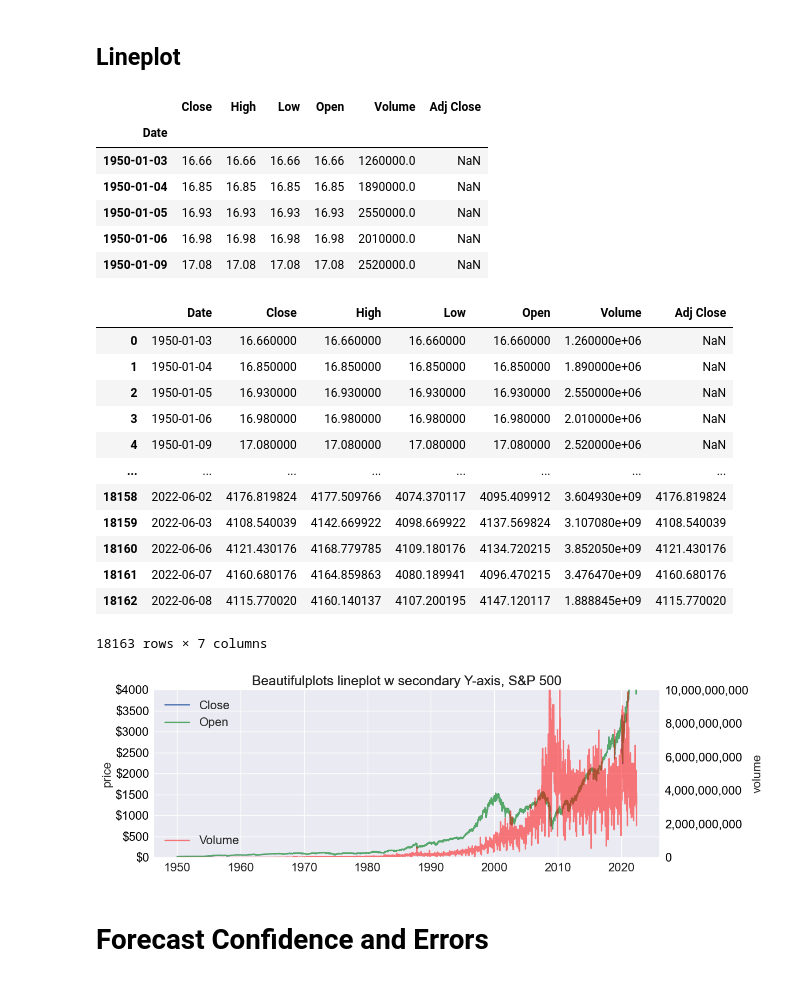
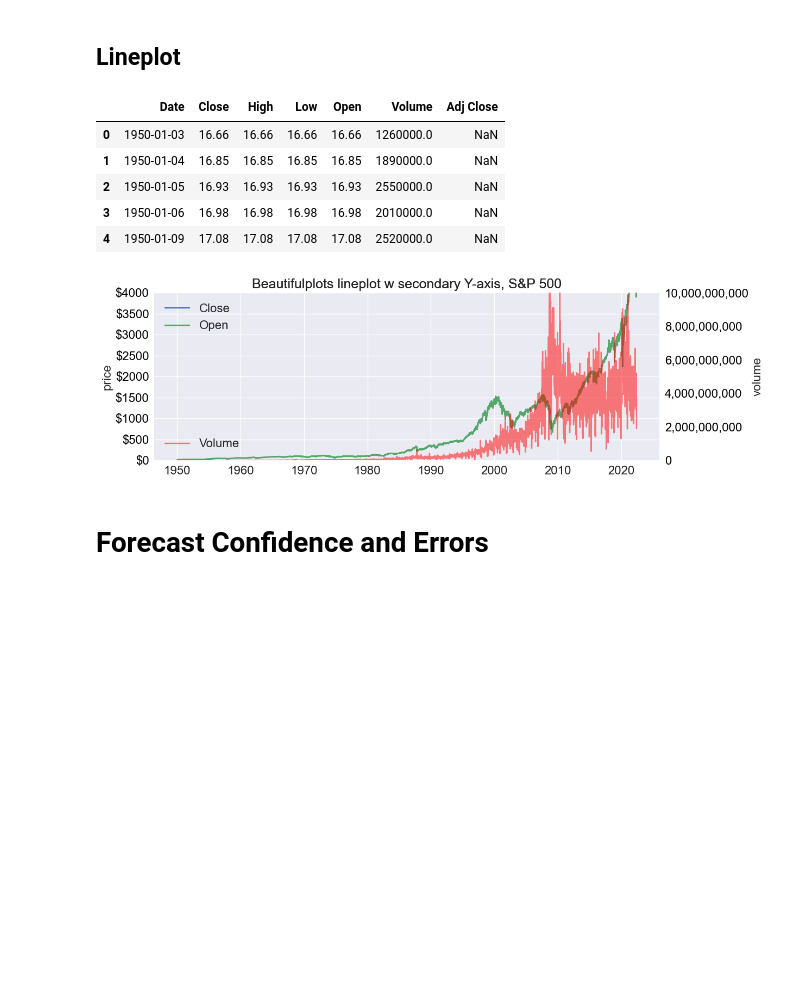
Before and after one commit to Aljgutier/beautifulplots, a Jupyter notebook: docs/examples.ipynb, the cells around one changed output. Drawn from its saved outputs; the diff is of its cells as text; code cells hidden in the pictures; blank space fills up the shorter version.

```diff
--- a/docs/examples.ipynb
+++ b/docs/examples.ipynb
@@ -64,40 +64,25 @@ Data:Product Category Sales by Store
 # %%
 import datetime as dt
 
 # Data - S&P 500
 sp500_file =  '../data/GSPC_1950-1-3_to_2022-6-8.csv'
 df_sp500 = pd.read_csv(sp500_file,index_col=0,parse_dates=True)
-display(df_sp500.head())
 df = df_sp500.reset_index() # reset index ...  Seaborn and thus beautifulpltos requires x-axis to be a column
-display(df)
+display(df.head())
 
 
 # bp lineplot
 bp.lineplot(df,x='Date' , y=['Close','Open'], y2='Volume',y_axis_format=".0f",y_currency="$", y2_axis_format=",.0f",
              y_lims=(0,4000), y_lims2=(0,10*1e9), legend_loc2 = "lower left", color2='red',
              figsize=[12,4], legend=True, y_axis_label = "price", y2_axis_label="volume", x_label="date",
              title="Beautifulplots lineplot w secondary Y-axis, S&P 500")
 # %% [output]
-|  | Close | High | Low | Open | Volume | Adj Close |
-| Date |  |  |  |  |  |  |
-| 1950-01-03 | 16.66 | 16.66 | 16.66 | 16.66 | 1260000.0 | NaN |
-| 1950-01-04 | 16.85 | 16.85 | 16.85 | 16.85 | 1890000.0 | NaN |
-| 1950-01-05 | 16.93 | 16.93 | 16.93 | 16.93 | 2550000.0 | NaN |
-| 1950-01-06 | 16.98 | 16.98 | 16.98 | 16.98 | 2010000.0 | NaN |
-| 1950-01-09 | 17.08 | 17.08 | 17.08 | 17.08 | 2520000.0 | NaN |
+|  | Date | Close | High | Low | Open | Volume | Adj Close |
+| 0 | 1950-01-03 | 16.66 | 16.66 | 16.66 | 16.66 | 1260000.0 | NaN |
+| 1 | 1950-01-04 | 16.85 | 16.85 | 16.85 | 16.85 | 1890000.0 | NaN |
+| 2 | 1950-01-05 | 16.93 | 16.93 | 16.93 | 16.93 | 2550000.0 | NaN |
+| 3 | 1950-01-06 | 16.98 | 16.98 | 16.98 | 16.98 | 2010000.0 | NaN |
+| 4 | 1950-01-09 | 17.08 | 17.08 | 17.08 | 17.08 | 2520000.0 | NaN |
-|  | Date | Close | High | Low | Open | Volume | Adj Close |
-| 0 | 1950-01-03 | 16.660000 | 16.660000 | 16.660000 | 16.660000 | 1.260000e+06 | NaN |
-| 1 | 1950-01-04 | 16.850000 | 16.850000 | 16.850000 | 16.850000 | 1.890000e+06 | NaN |
-| 2 | 1950-01-05 | 16.930000 | 16.930000 | 16.930000 | 16.930000 | 2.550000e+06 | NaN |
-| 3 | 1950-01-06 | 16.980000 | 16.980000 | 16.980000 | 16.980000 | 2.010000e+06 | NaN |
-| 4 | 1950-01-09 | 17.080000 | 17.080000 | 17.080000 | 17.080000 | 2.520000e+06 | NaN |
-| ... | ... | ... | ... | ... | ... | ... | ... |
-| 18158 | 2022-06-02 | 4176.819824 | 4177.509766 | 4074.370117 | 4095.409912 | 3.604930e+09 | 4176.819824 |
-| 18159 | 2022-06-03 | 4108.540039 | 4142.669922 | 4098.669922 | 4137.569824 | 3.107080e+09 | 4108.540039 |
-| 18160 | 2022-06-06 | 4121.430176 | 4168.779785 | 4109.180176 | 4134.720215 | 3.852050e+09 | 4121.430176 |
-| 18161 | 2022-06-07 | 4160.680176 | 4164.859863 | 4080.189941 | 4096.470215 | 3.476470e+09 | 4160.680176 |
-| 18162 | 2022-06-08 | 4115.770020 | 4160.140137 | 4107.200195 | 4147.120117 | 1.888845e+09 | 4115.770020 |
-18163 rows × 7 columns
 [figure]
 # %% [markdown]
 # Forecast Confidence and Errors
```
Also changed, not shown: parts of 1 cell of this notebook, 2 other files.
